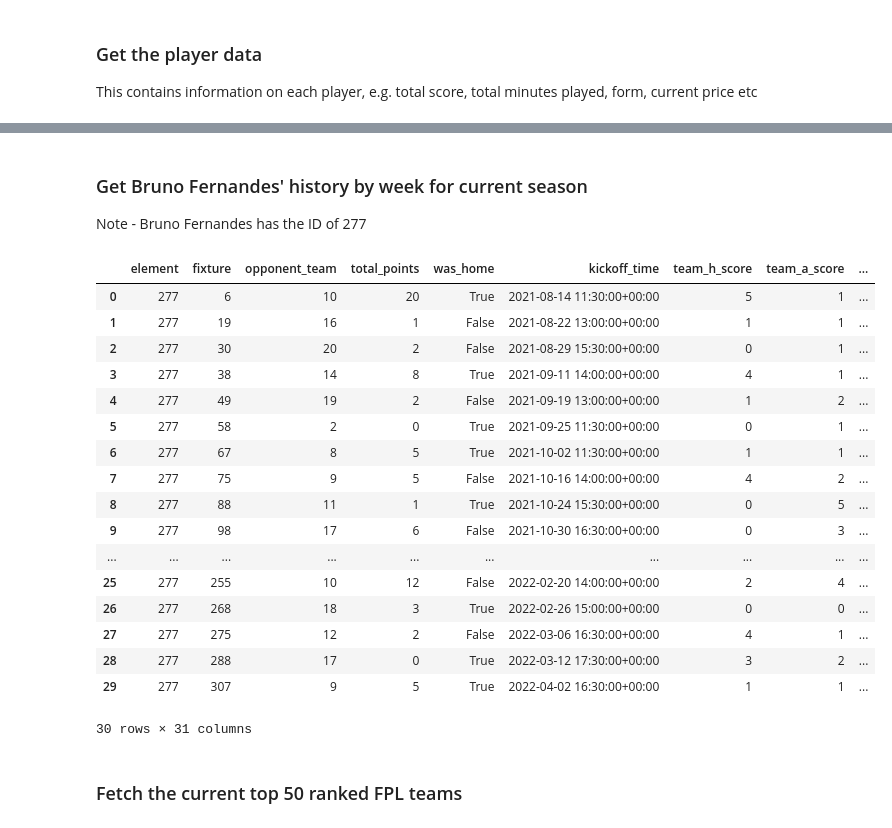
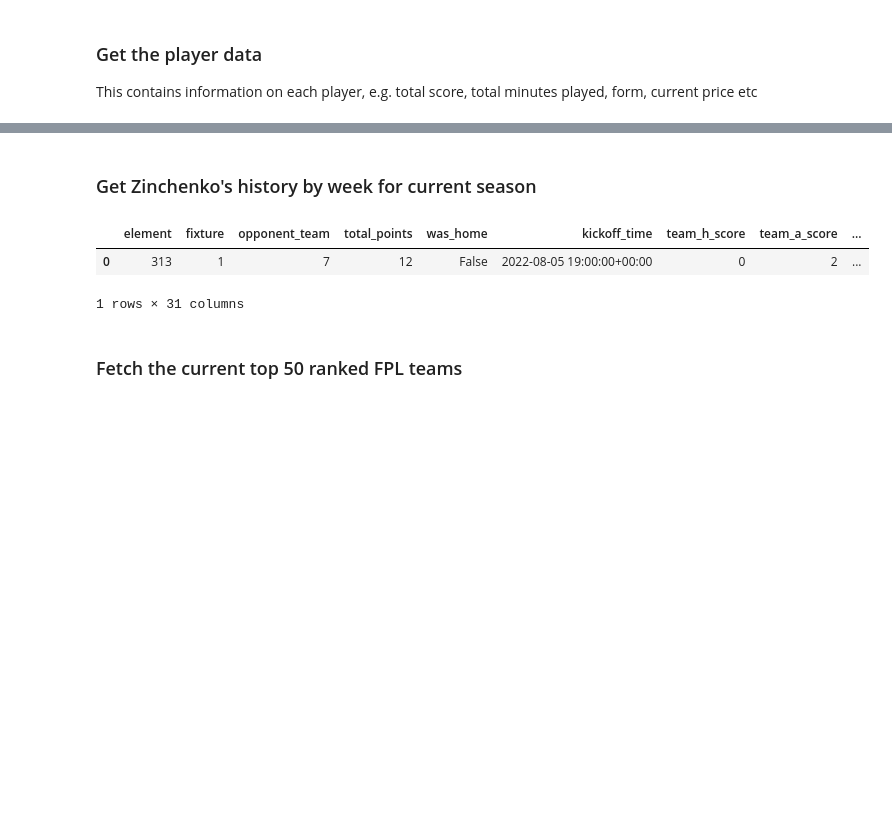
Before and after one commit to martineastwood/penaltyblog, a Jupyter notebook: examples/fpl/fpl.ipynb, the cells around one changed output, grey strips where cells are left out. Cells and saved outputs as stored; diff of their text form; code cells hidden in the pictures; blank space fills up the shorter version.

```diff
--- a/examples/fpl/fpl.ipynb
+++ b/examples/fpl/fpl.ipynb
@@ -79,3 +56,5 @@ Note - Bruno Fernandes has the ID of 277
 # %%
-players.query("id == 277").iloc[0].to_dict()
+zincs = mappings.query("web_name == 'Zinchenko'")
+zincs_id = zincs["id"].iloc[0]
+players.query("id == @zincs_id")
 # %% [output]
@@ -119,29 +77,12 @@ players.query("position_short == 'GKP'")[
 # %% [markdown]
-### Get Bruno Fernandes' history by week for current season
-
-Note - Bruno Fernandes has the ID of 277
+### Get Zinchenko's history by week for current season
 # %%
-history = pb.fpl.get_player_history(277)
+history = pb.fpl.get_player_history(zincs_id)
 history
 # %% [output]
 |  | element | fixture | opponent_team | total_points | was_home | kickoff_time | team_h_score | team_a_score | ... |
-| 0 | 277 | 6 | 10 | 20 | True | 2021-08-14 11:30:00+00:00 | 5 | 1 | ... |
-| 1 | 277 | 19 | 16 | 1 | False | 2021-08-22 13:00:00+00:00 | 1 | 1 | ... |
-| 2 | 277 | 30 | 20 | 2 | False | 2021-08-29 15:30:00+00:00 | 0 | 1 | ... |
-| 3 | 277 | 38 | 14 | 8 | True | 2021-09-11 14:00:00+00:00 | 4 | 1 | ... |
-| 4 | 277 | 49 | 19 | 2 | False | 2021-09-19 13:00:00+00:00 | 1 | 2 | ... |
-| 5 | 277 | 58 | 2 | 0 | True | 2021-09-25 11:30:00+00:00 | 0 | 1 | ... |
-| 6 | 277 | 67 | 8 | 5 | True | 2021-10-02 11:30:00+00:00 | 1 | 1 | ... |
-| 7 | 277 | 75 | 9 | 5 | False | 2021-10-16 14:00:00+00:00 | 4 | 2 | ... |
-| 8 | 277 | 88 | 11 | 1 | True | 2021-10-24 15:30:00+00:00 | 0 | 5 | ... |
-| 9 | 277 | 98 | 17 | 6 | False | 2021-10-30 16:30:00+00:00 | 0 | 3 | ... |
-| ... | ... | ... | ... | ... | ... | ... | ... | ... | ... |
-| 25 | 277 | 255 | 10 | 12 | False | 2022-02-20 14:00:00+00:00 | 2 | 4 | ... |
-| 26 | 277 | 268 | 18 | 3 | True | 2022-02-26 15:00:00+00:00 | 0 | 0 | ... |
-| 27 | 277 | 275 | 12 | 2 | False | 2022-03-06 16:30:00+00:00 | 4 | 1 | ... |
-| 28 | 277 | 288 | 17 | 0 | True | 2022-03-12 17:30:00+00:00 | 3 | 2 | ... |
-| 29 | 277 | 307 | 9 | 5 | True | 2022-04-02 16:30:00+00:00 | 1 | 1 | ... |
+| 0 | 313 | 1 | 7 | 12 | False | 2022-08-05 19:00:00+00:00 | 0 | 2 | ... |
-30 rows × 31 columns
+1 rows × 31 columns
 # %% [markdown]
 ### Fetch the current top 50 ranked FPL teams
 # %%
```
Also changed, not shown: parts of 18 cells of this notebook, 6 other files.
